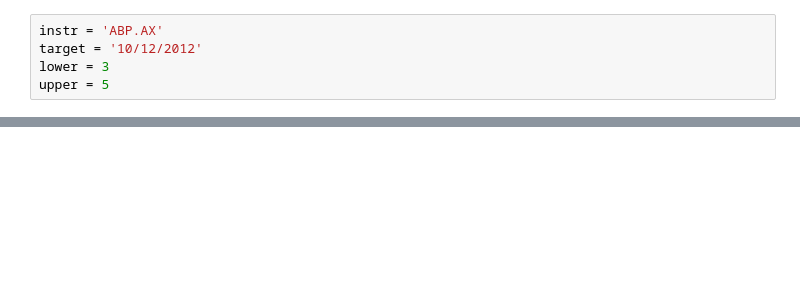
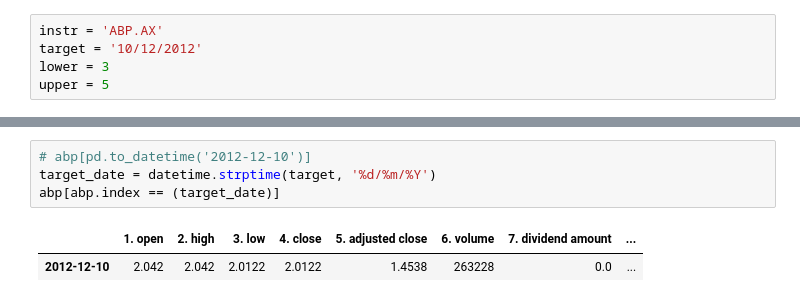
Before and after one commit to timhor/seng3011-envision, a Jupyter notebook: backend/notebooks/Data Manipulation.ipynb, the cells around one changed output, grey strips where cells are left out. Cells and saved outputs as stored; diff of their text form; blank space fills up the shorter version.

```diff
--- a/backend/notebooks/Data Manipulation.ipynb
+++ b/backend/notebooks/Data Manipulation.ipynb
@@ -140,0 +184,7 @@ df
+# %%
+# abp[pd.to_datetime('2012-12-10')]
+target_date = datetime.strptime(target, '%d/%m/%Y')
+abp[abp.index == (target_date)]
+# %% [output]
+|  | 1. open | 2. high | 3. low | 4. close | 5. adjusted close | 6. volume | 7. dividend amount | ... |
+| 2012-12-10 | 2.042 | 2.042 | 2.0122 | 2.0122 | 1.4538 | 263228 | 0.0 | ... |
```
Also changed, not shown: parts of 24 cells of this notebook, 2 other files.
